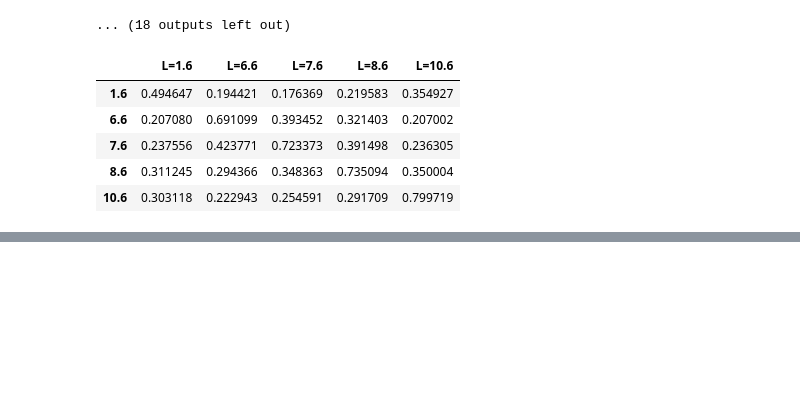
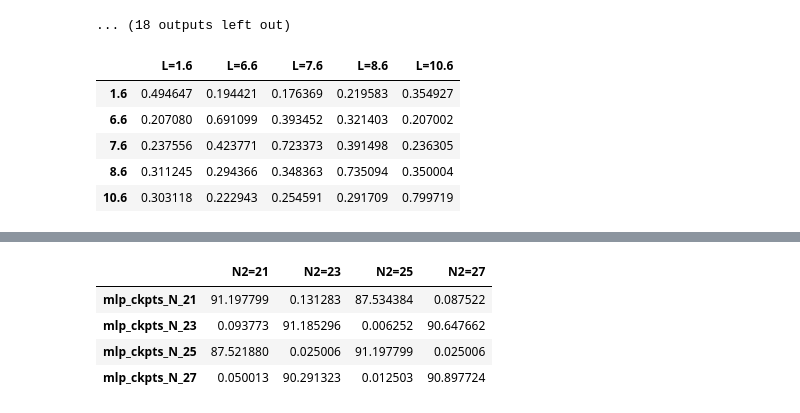
Before and after one commit to alexeyhorkin/ml_dl_with_topology_data, a Jupyter notebook: notebooks/eda/models_analysis.ipynb, the cells around one changed output, grey strips where cells are left out. Saved outputs shown, nothing was run; the diff lists cells and outputs as text; code cells hidden in the pictures; blank space fills up the shorter version.

```diff
--- a/notebooks/eda/models_analysis.ipynb
+++ b/notebooks/eda/models_analysis.ipynb
@@ -261,0 +429,6 @@ df
+# %%
+n_feat = 10
+model = dl_models.MlpNeLight(in_features=n_feat)
+ckpts_paths = ['mlp_ckpts_N_21', 'mlp_ckpts_N_23',
+               'mlp_ckpts_N_25', 'mlp_ckpts_N_27']
+df = multy_cross_test(model, ckpts_paths, L=['N2=21', 'N2=23', 'N2=25', 'N2=27'], n_features=n_feat)
@@ -261,0 +452,8 @@ df
+# %%
+df
+# %% [output]
+|  | N2=21 | N2=23 | N2=25 | N2=27 |
+| mlp_ckpts_N_21 | 91.197799 | 0.131283 | 87.534384 | 0.087522 |
+| mlp_ckpts_N_23 | 0.093773 | 91.185296 | 0.006252 | 90.647662 |
+| mlp_ckpts_N_25 | 87.521880 | 0.025006 | 91.197799 | 0.025006 |
+| mlp_ckpts_N_27 | 0.050013 | 90.291323 | 0.012503 | 90.897724 |
```
Also changed, not shown: parts of 14 cells of this notebook.
